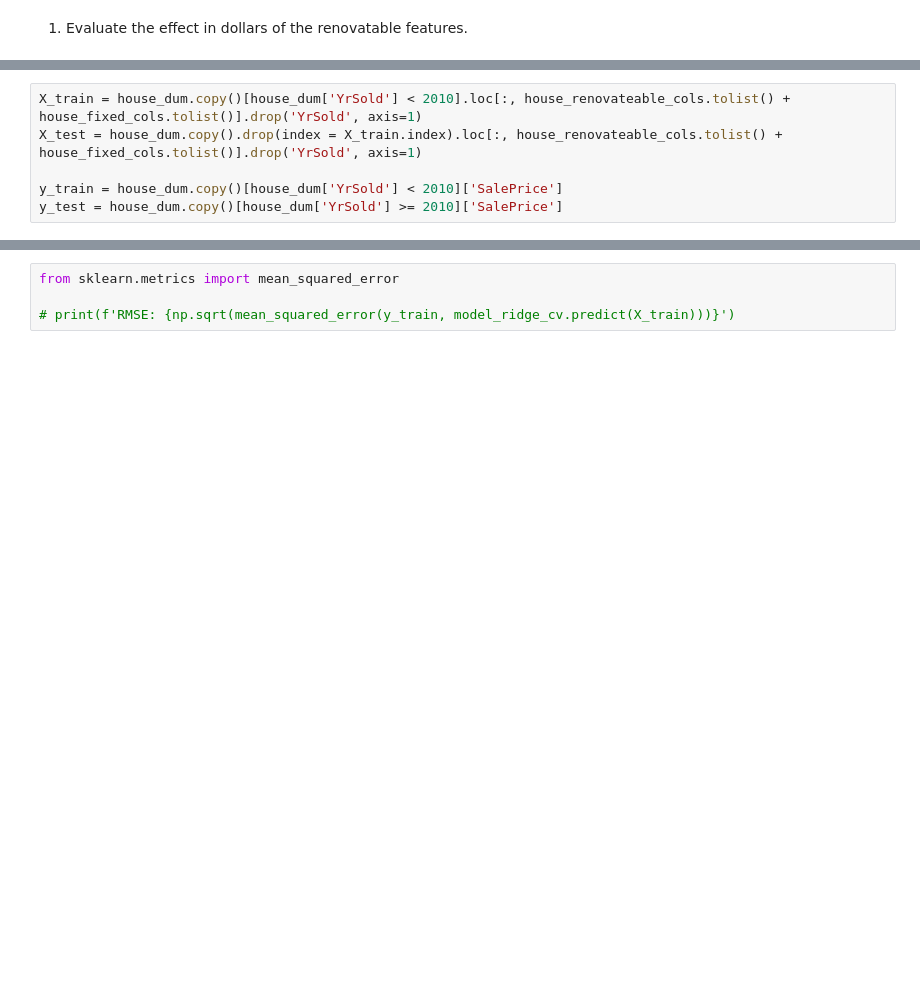
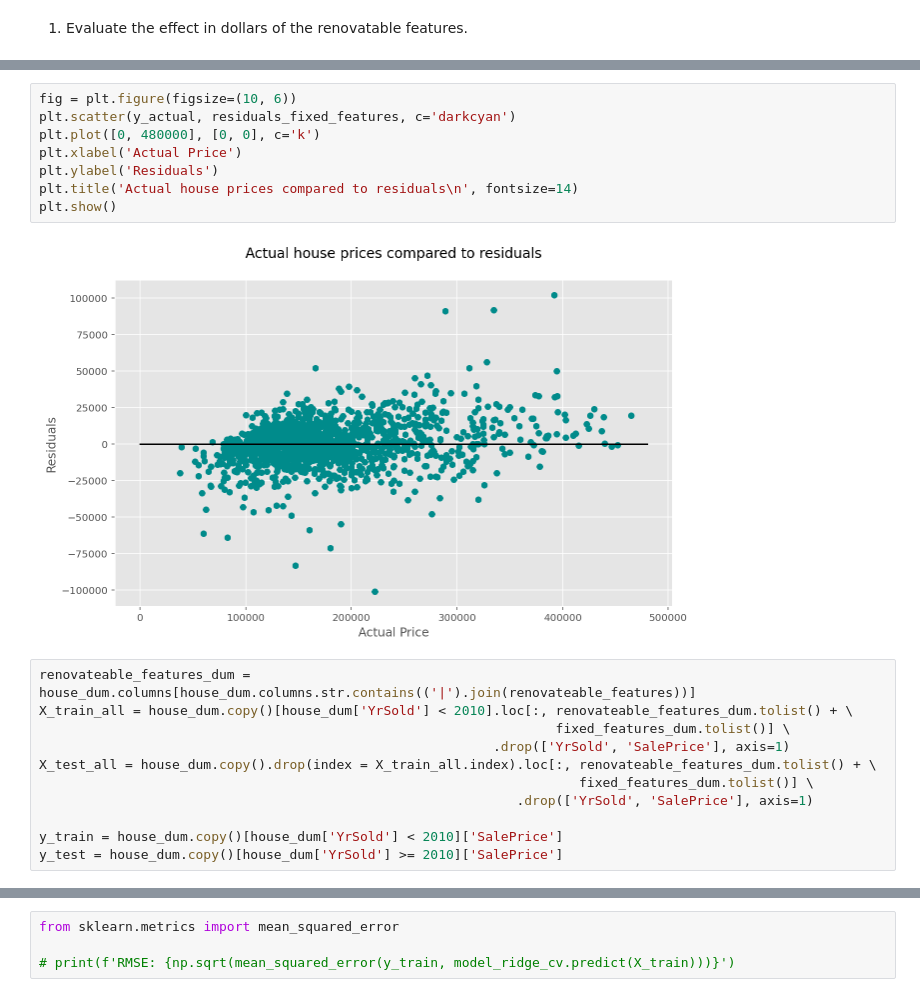
Before and after one commit to androi7/ds-mini-projects, a Jupyter notebook: House-Prices/House_Prices.ipynb, the cells around one changed output, grey strips where cells are left out. Drawn from its saved outputs; the diff is of its cells as text; blank space fills up the shorter version.

```diff
--- a/House-Prices/House_Prices.ipynb
+++ b/House-Prices/House_Prices.ipynb
@@ -1305,6 +1331,21 @@ For lower house prices the predictions are too high and for higher house prices
+# %%
+fig = plt.figure(figsize=(10, 6))
+plt.scatter(y_actual, residuals_fixed_features, c='darkcyan')
+plt.plot([0, 480000], [0, 0], c='k')
+plt.xlabel('Actual Price')
+plt.ylabel('Residuals')
+plt.title('Actual house prices compared to residuals\n', fontsize=14)
+plt.show()
+# %% [output]
+[figure, added]
 # %%
-X_train = house_dum.copy()[house_dum['YrSold'] < 2010].loc[:, house_renovateable_cols.tolist() + house_fixed_cols.tolist()].drop('YrSold', axis=1)
-X_test = house_dum.copy().drop(index = X_train.index).loc[:, house_renovateable_cols.tolist() + house_fixed_cols.tolist()].drop('YrSold', axis=1)
+renovateable_features_dum = house_dum.columns[house_dum.columns.str.contains(('|').join(renovateable_features))]
+X_train_all = house_dum.copy()[house_dum['YrSold'] < 2010].loc[:, renovateable_features_dum.tolist() + \
+                                                                  fixed_features_dum.tolist()] \
+                                                          .drop(['YrSold', 'SalePrice'], axis=1)
+X_test_all = house_dum.copy().drop(index = X_train_all.index).loc[:, renovateable_features_dum.tolist() + \
+                                                                     fixed_features_dum.tolist()] \
+                                                             .drop(['YrSold', 'SalePrice'], axis=1)
 
 y_train = house_dum.copy()[house_dum['YrSold'] < 2010]['SalePrice']
 y_test = house_dum.copy()[house_dum['YrSold'] >= 2010]['SalePrice']
```
Also changed, not shown: parts of 32 cells of this notebook.
